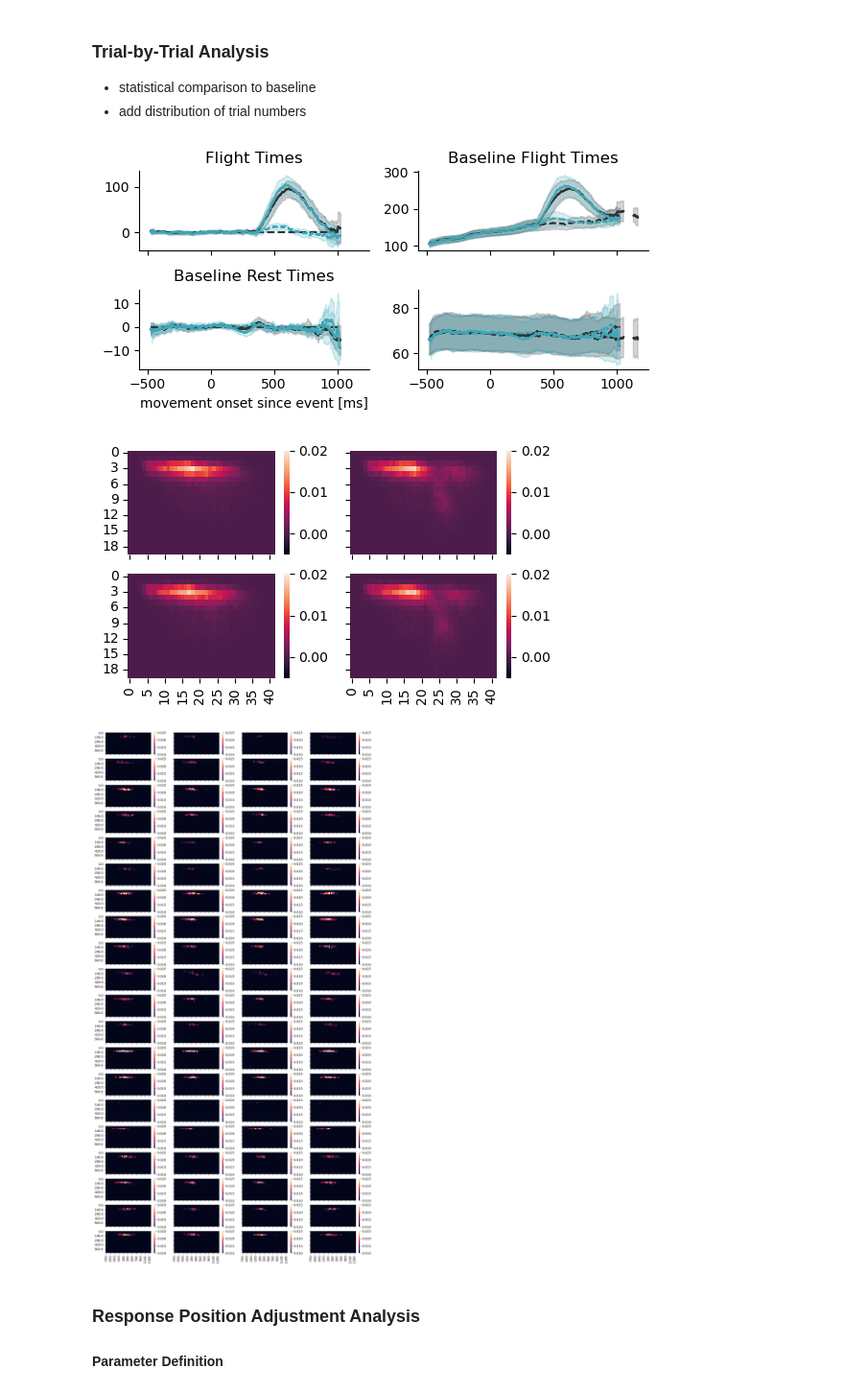
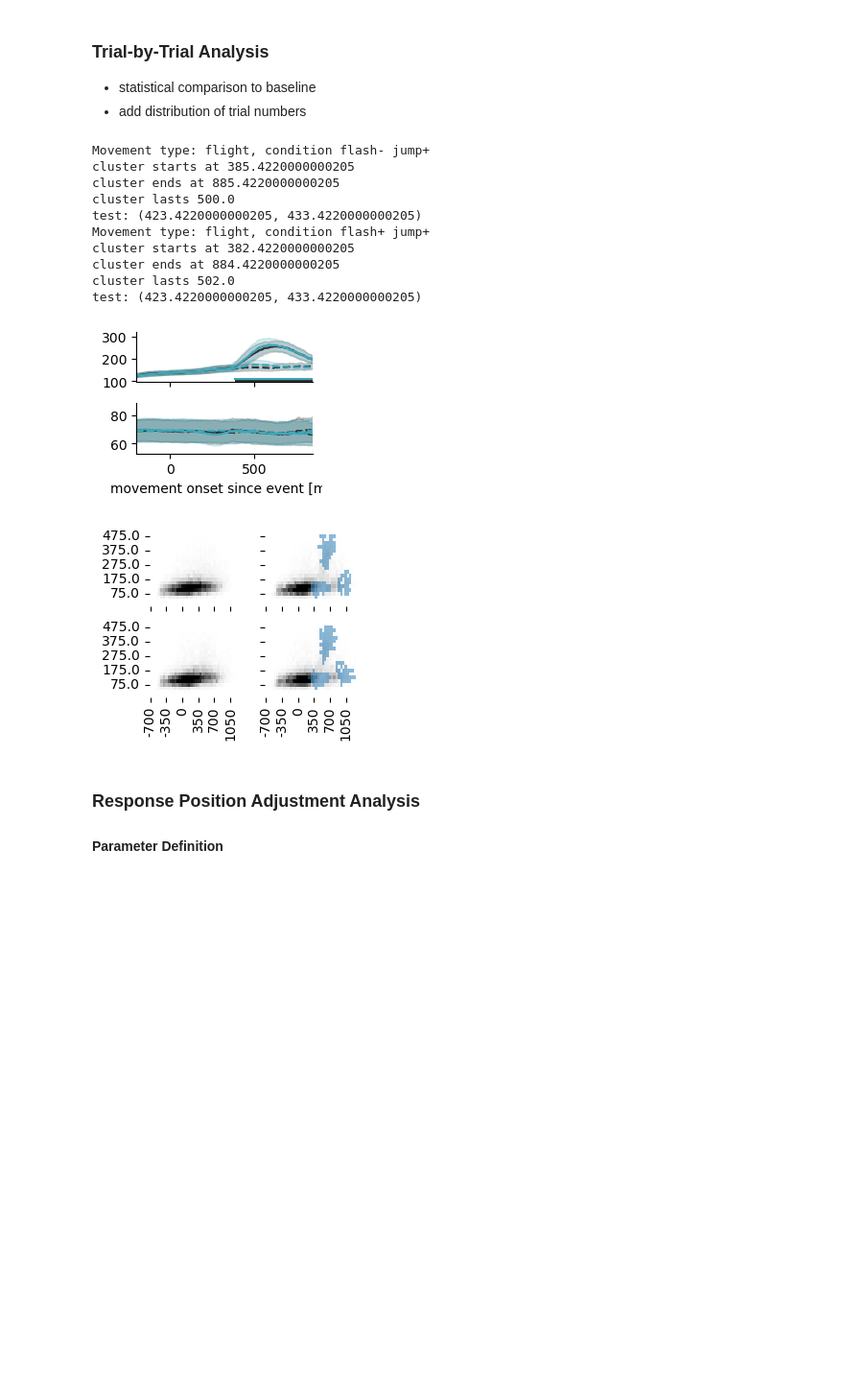
Before and after one commit to ClaraKuper/rapid_movement_inhibition, a Jupyter notebook: scripts/remote/scripts_background/Main Analysis.ipynb, the cells around one changed output. Shown at 96% size. Saved outputs shown, nothing was run; the diff lists cells and outputs as text; code cells hidden in the pictures; blank space fills up the shorter version.

```diff
--- a/scripts/remote/scripts_background/Main Analysis.ipynb
+++ b/scripts/remote/scripts_background/Main Analysis.ipynb
@@ -309,7 +385,7 @@ flash_shown:stim_jumped  0.7193 1.0000 19.0000 0.4069
 - statistical comparison to baseline
 - add distribution of trial numbers
 # %%
-figure_path = f'{results_path}/flight_rest_times_figure.png' # Here we put the name of the figure where we want to save the movement duration analysis
+figure_path = f'{results_path}/flight_rest_times_figure.svg' # Here we put the name of the figure where we want to save the movement duration analysis
 
 
 conditions_dict = {
@@ -349,29 +425,39 @@ linestyles = {
 smooth_window = 60
 
 heatmap_parameters = {'n_col': 42, 'n_row': 20,  'x_min': -700,
-                      'x_max': 1400, 'y_min': 0, 'y_max': 700,}
-heatmap_figure_path = f'{results_path}/heatmaps_latencies_figure.png'
-individual_heatmap_figure_path = f'{results_path}/heatmaps_individual_latencies_figure.png'
+                      'x_max': 1400, 'y_min': 0, 'y_max': 500}
+heatmap_figure_path = f'{results_path}/heatmaps_latencies_figure.svg'
+individual_heatmap_figure_path = f'{results_path}/heatmaps_individual_latencies_figure.svg'
 # %%
 time, participant_timings = trial_by_trial_analysis(trial_data,
                                                     touch_relative_col,
                                                     plot_columns,
                                                     conditions_dict,
                                                     baseline_condition_dict,
                                                     colors,
                                                     linestyles,
                                                     participant_col,
                                                     touch_onset_col,
                                                     touch_offset_col,
                                                     smooth_window,
                                                     figure_path,
                                                     heatmap_parameters,
                                                     heatmap_figure_path,
-                                                    individual_heatmap_figure_path)
+                                                    individual_heatmap_figure_path,
+                                                    results_path)
 # %% [output]
+Movement type: flight, condition flash- jump+
+cluster starts at 385.4220000000205
+cluster ends at 885.4220000000205
+cluster lasts 500.0
+test: (423.4220000000205, 433.4220000000205)
+Movement type: flight, condition flash+ jump+
+cluster starts at 382.4220000000205
+cluster ends at 884.4220000000205
+cluster lasts 502.0
+test: (423.4220000000205, 433.4220000000205)
-[figure, old version]
+[figure, new version]
-[figure, old version]
+[figure, new version]
-[figure, removed]
 # %% [markdown]
 ### Response Position Adjustment Analysis
 #### Parameter Definition
```
Also changed, not shown: parts of 13 cells of this notebook, 8 other files.
